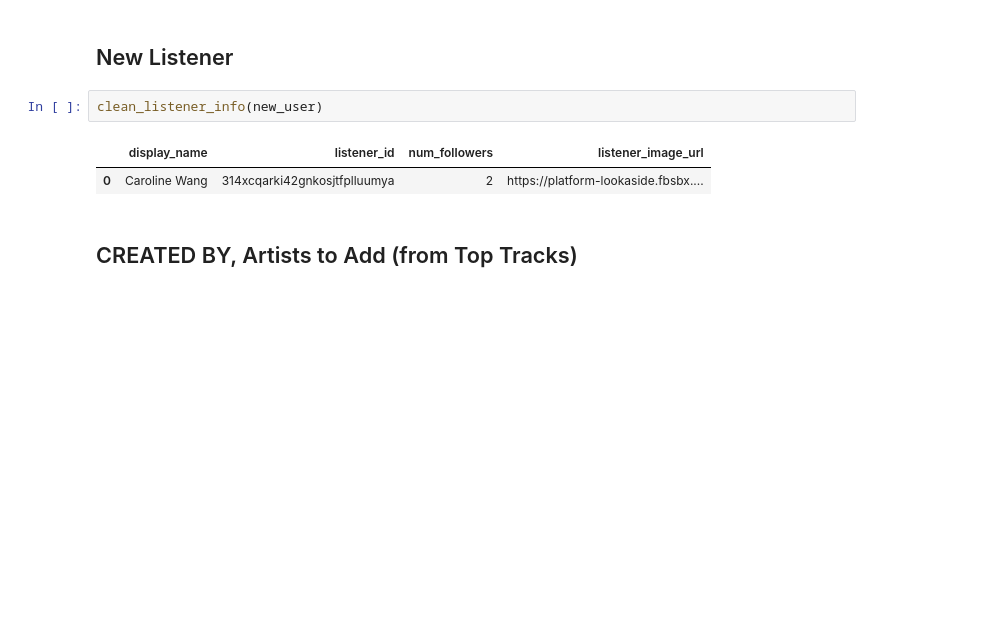
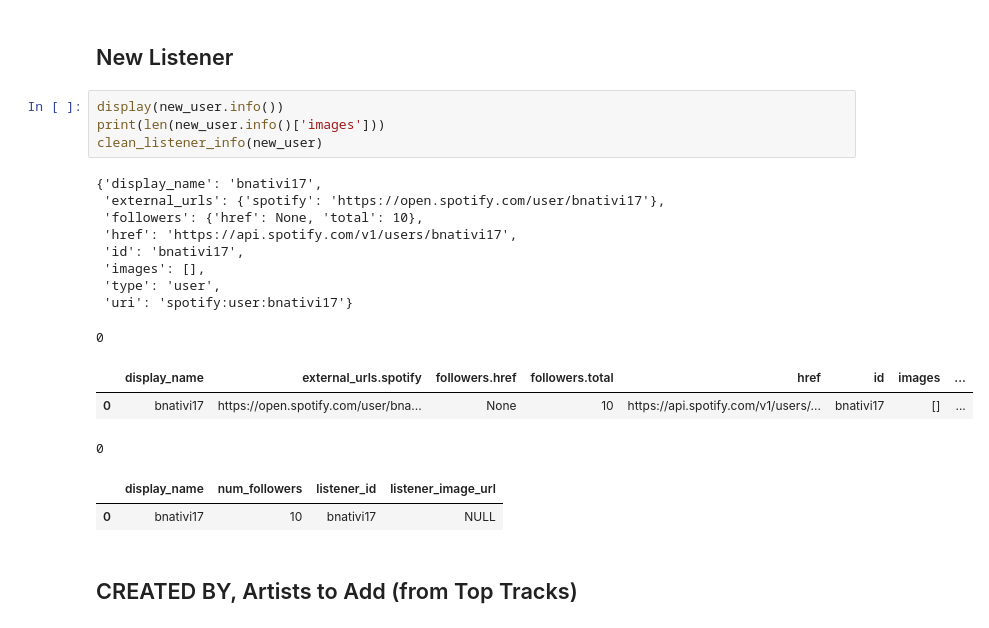
Before and after one commit to CS-316-Group/Project, a Jupyter notebook: notebooks/Spotify Data Cleaning Example.ipynb, the cells around one changed output. Cells and saved outputs as stored; diff of their text form; blank space fills up the shorter version.

```diff
--- a/notebooks/Spotify Data Cleaning Example.ipynb
+++ b/notebooks/Spotify Data Cleaning Example.ipynb
@@ -30,11 +29,25 @@ new_user = SpotifyUser(spotify_creds['spotify_client_id'],
 The functions below should ALL be run in order to fill/update the schema correctly.
 # %% [markdown]
 ## New Listener
-# %%
-clean_listener_info(new_user)
-# %% [output]
-|  | display_name | listener_id | num_followers | listener_image_url |
-| 0 | Caroline Wang | 314xcqarki42gnkosjtfplluumya | 2 | https://platform-lookaside.fbsbx.... |
+# %%
+display(new_user.info())
+print(len(new_user.info()['images']))
+clean_listener_info(new_user)
+# %% [output]
+{'display_name': 'bnativi17',
+ 'external_urls': {'spotify': 'https://open.spotify.com/user/bnativi17'},
+ 'followers': {'href': None, 'total': 10},
+ 'href': 'https://api.spotify.com/v1/users/bnativi17',
+ 'id': 'bnativi17',
+ 'images': [],
+ 'type': 'user',
+ 'uri': 'spotify:user:bnativi17'}
+0
+|  | display_name | external_urls.spotify | followers.href | followers.total | href | id | images | ... |
+| 0 | bnativi17 | https://open.spotify.com/user/bna... | None | 10 | https://api.spotify.com/v1/users/... | bnativi17 | [] | ... |
+0
+|  | display_name | num_followers | listener_id | listener_image_url |
+| 0 | bnativi17 | 10 | bnativi17 | NULL |
 # %% [markdown]
 ## CREATED BY,  Artists to Add (from Top Tracks)
 # %%
```
Also changed, not shown: parts of 10 cells of this notebook, 5 other files.
